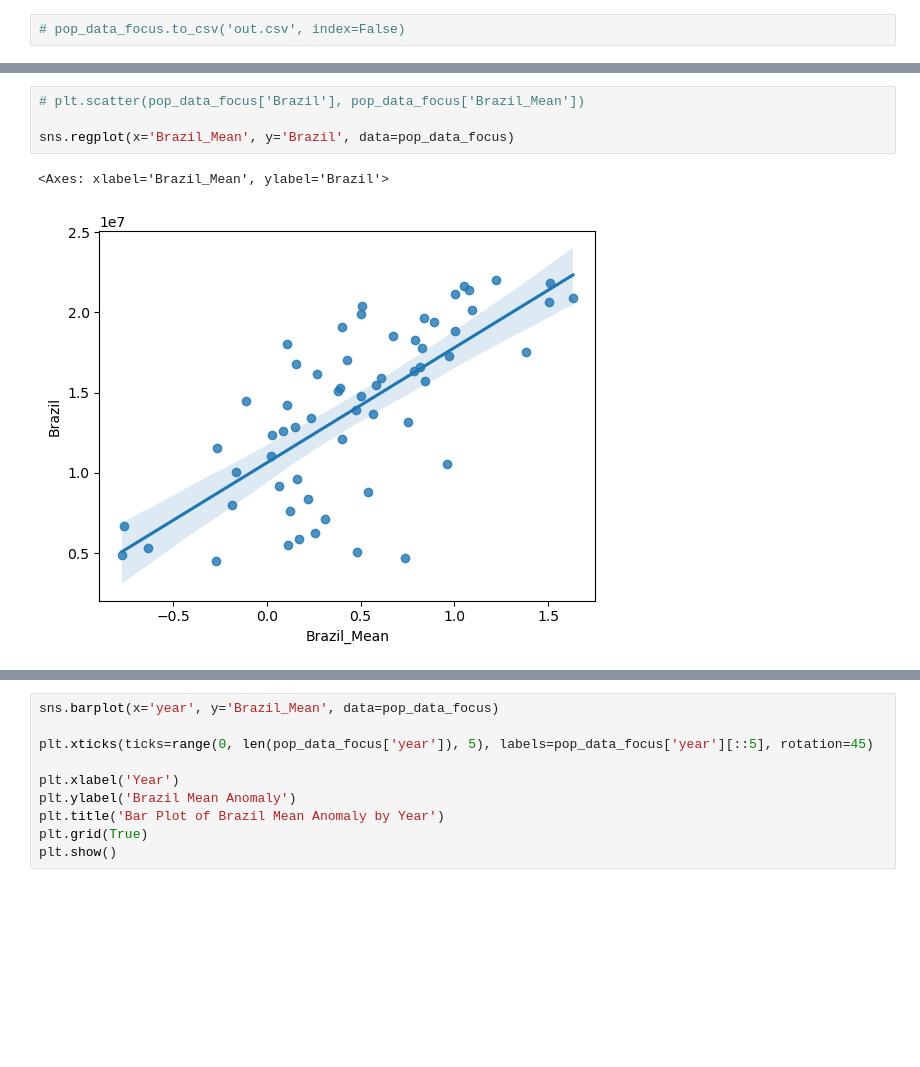
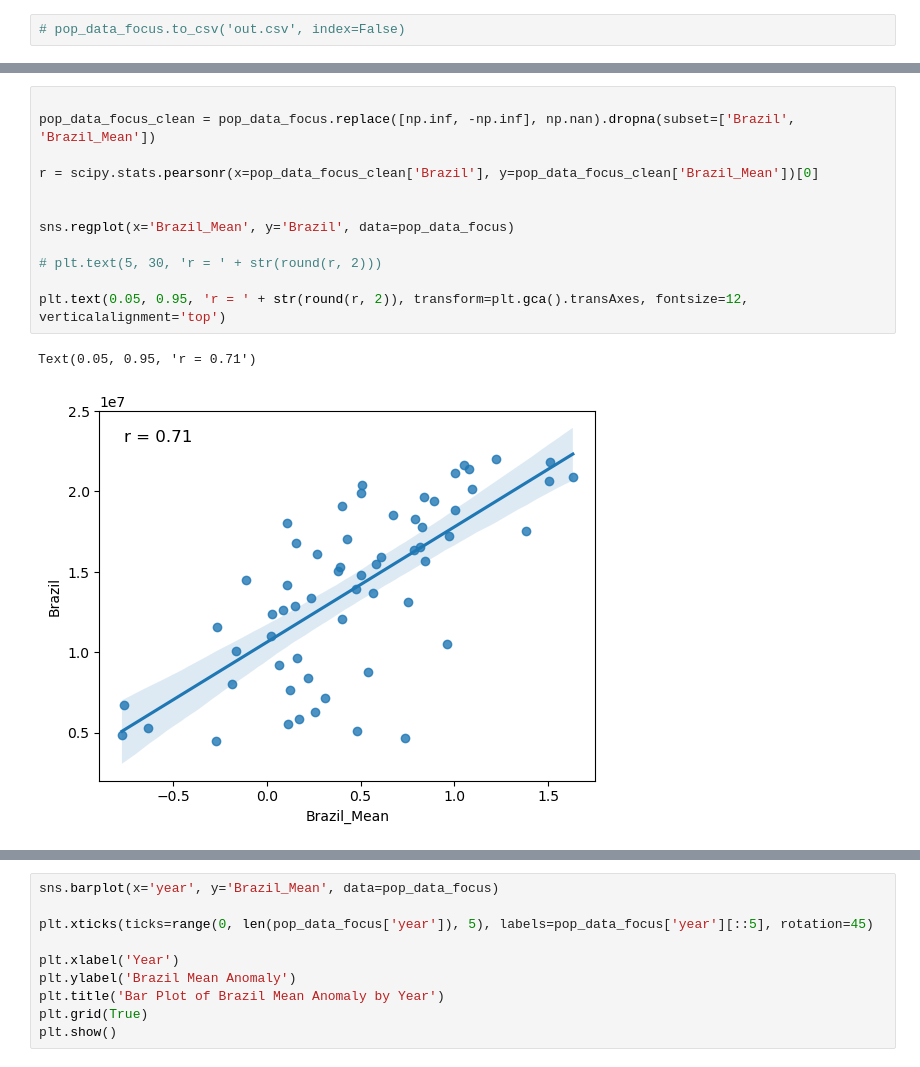
Before and after one commit to gowrath/Climate_EDA-SouthAmerica, a Jupyter notebook: TemperatureAndPopulation.ipynb, the cells around one changed output, grey strips where cells are left out. Cells and saved outputs as stored; diff of their text form; blank space fills up the shorter version.

Commit message:
adds a scipy corr scatter plot with a r value and adjusts spelling

```diff
--- a/TemperatureAndPopulation.ipynb
+++ b/TemperatureAndPopulation.ipynb
@@ -242,10 +247,18 @@ fig.tight_layout()  #normalizes the figure
 plt.show()
 # %% [output]
 [figure]
-# %%
-# plt.scatter(pop_data_focus['Brazil'], pop_data_focus['Brazil_Mean'])
-
-sns.regplot(x='Brazil_Mean', y='Brazil', data=pop_data_focus)
-# %% [output]
-<Axes: xlabel='Brazil_Mean', ylabel='Brazil'>
-[figure, removed]
+# %%
+
+pop_data_focus_clean = pop_data_focus.replace([np.inf, -np.inf], np.nan).dropna(subset=['Brazil', 'Brazil_Mean'])
+
+r = scipy.stats.pearsonr(x=pop_data_focus_clean['Brazil'], y=pop_data_focus_clean['Brazil_Mean'])[0]
+
+
+sns.regplot(x='Brazil_Mean', y='Brazil', data=pop_data_focus)
+
+# plt.text(5, 30, 'r = ' + str(round(r, 2)))
+
+plt.text(0.05, 0.95, 'r = ' + str(round(r, 2)), transform=plt.gca().transAxes, fontsize=12, verticalalignment='top')
+# %% [output]
+Text(0.05, 0.95, 'r = 0.71')
+[figure, added]
```
Also changed, not shown: parts of 4 cells of this notebook, 2 other files.
